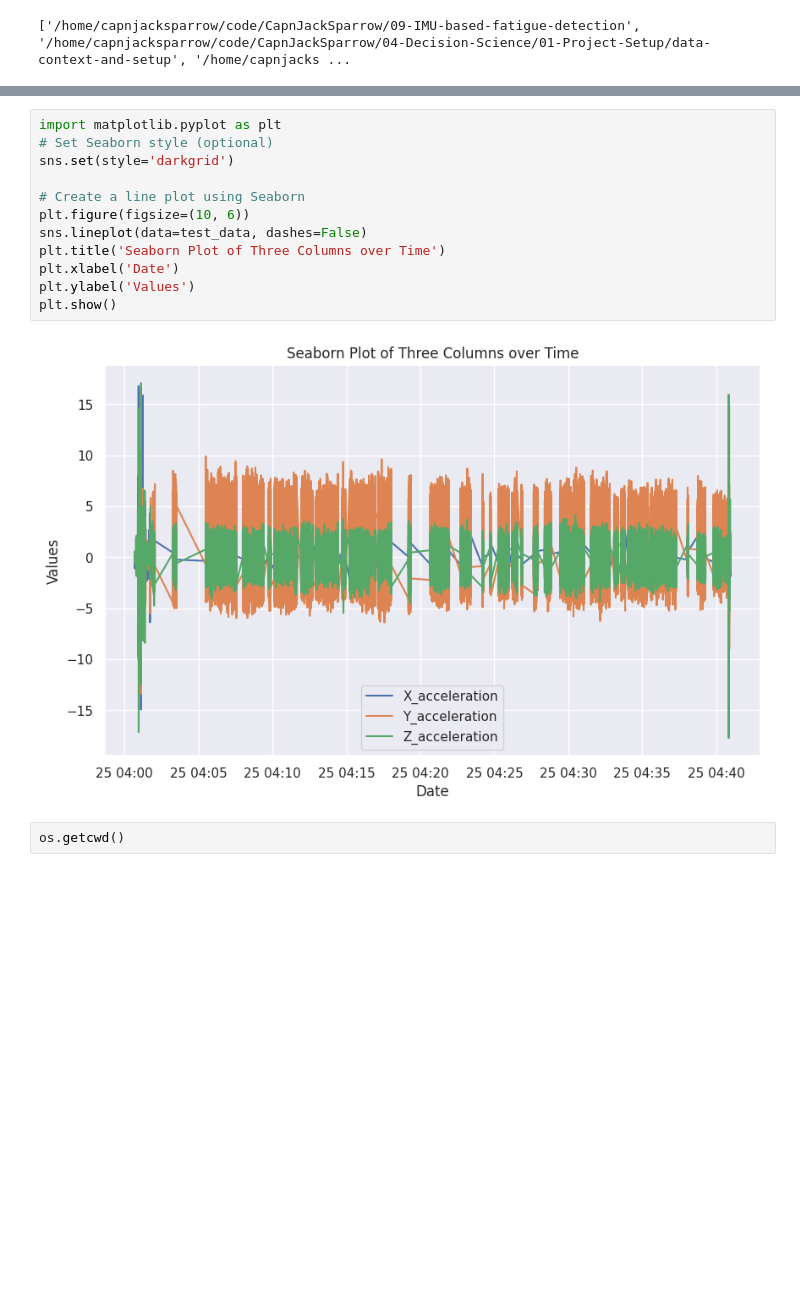
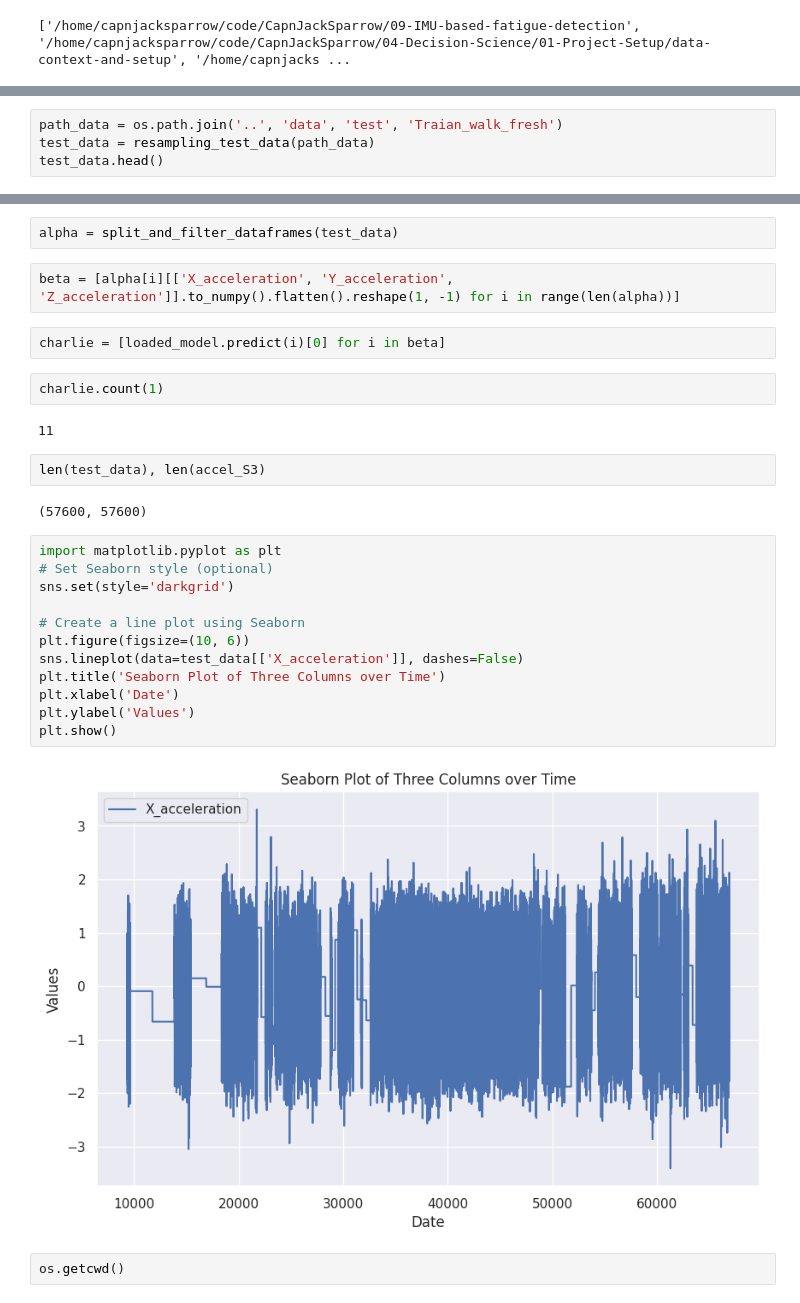
Before and after one commit to CapnJackSparrow/09-IMU-based-fatigue-detection, a Jupyter notebook: notebooks/Traian_exploration.ipynb, the cells around one changed output, grey strips where cells are left out. Drawn from its saved outputs; the diff is of its cells as text; blank space fills up the shorter version.

```diff
--- a/notebooks/Traian_exploration.ipynb
+++ b/notebooks/Traian_exploration.ipynb
@@ -114,0 +123,4 @@ path = '../data/test/Traian_walk_weary'
+# %%
+path_data = os.path.join('..', 'data', 'test', 'Traian_walk_fresh')
+test_data = resampling_test_data(path_data)
+test_data.head()
@@ -115,17 +184,31 @@ path = '../data/test/Traian_walk_weary'
+# %%
+alpha = split_and_filter_dataframes(test_data)
+# %%
+beta = [alpha[i][['X_acceleration', 'Y_acceleration', 'Z_acceleration']].to_numpy().flatten().reshape(1, -1) for i in range(len(alpha))]
+# %%
+charlie = [loaded_model.predict(i)[0] for i in beta]
+# %%
+charlie.count(1)
+# %% [output]
+11
+# %%
+len(test_data), len(accel_S3)
+# %% [output]
+(57600, 57600)
 # %%
 import matplotlib.pyplot as plt
 # Set Seaborn style (optional)
 sns.set(style='darkgrid')
 
 # Create a line plot using Seaborn
 plt.figure(figsize=(10, 6))
-sns.lineplot(data=test_data, dashes=False)
+sns.lineplot(data=test_data[['X_acceleration']], dashes=False)
 plt.title('Seaborn Plot of Three Columns over Time')
 plt.xlabel('Date')
 plt.ylabel('Values')
 plt.show()
 # %% [output]
-[figure, old version]
+[figure, new version]
 # %%
 os.getcwd()
 # %% [output]
```
Also changed, not shown: parts of 11 cells of this notebook, 4 other files.
